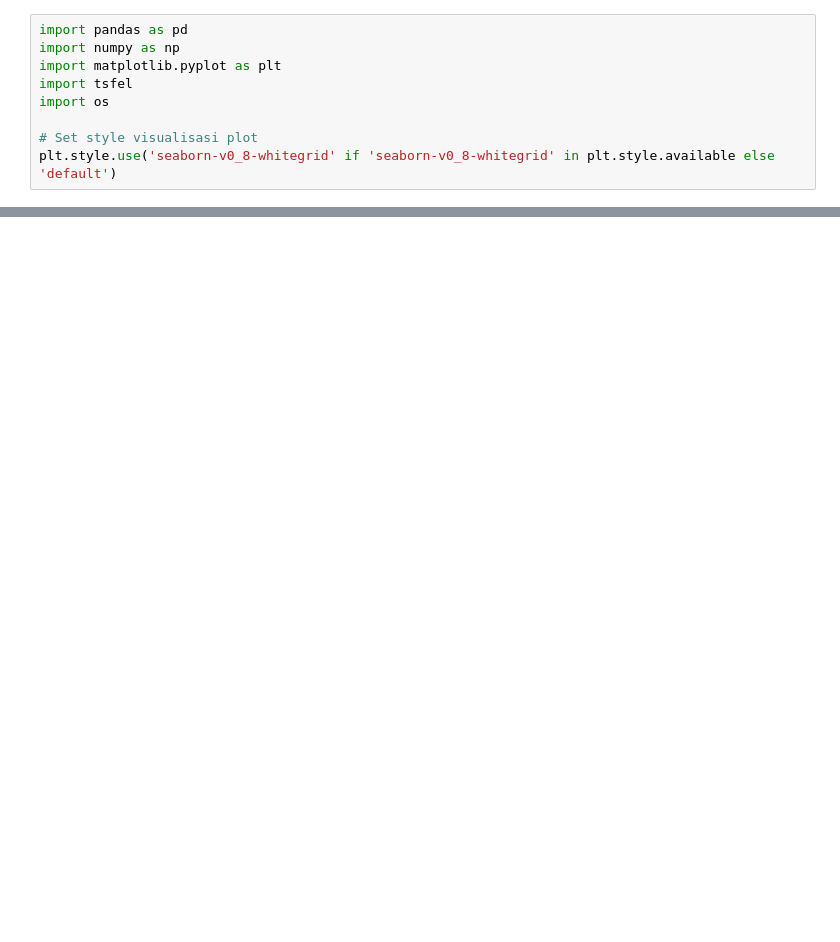
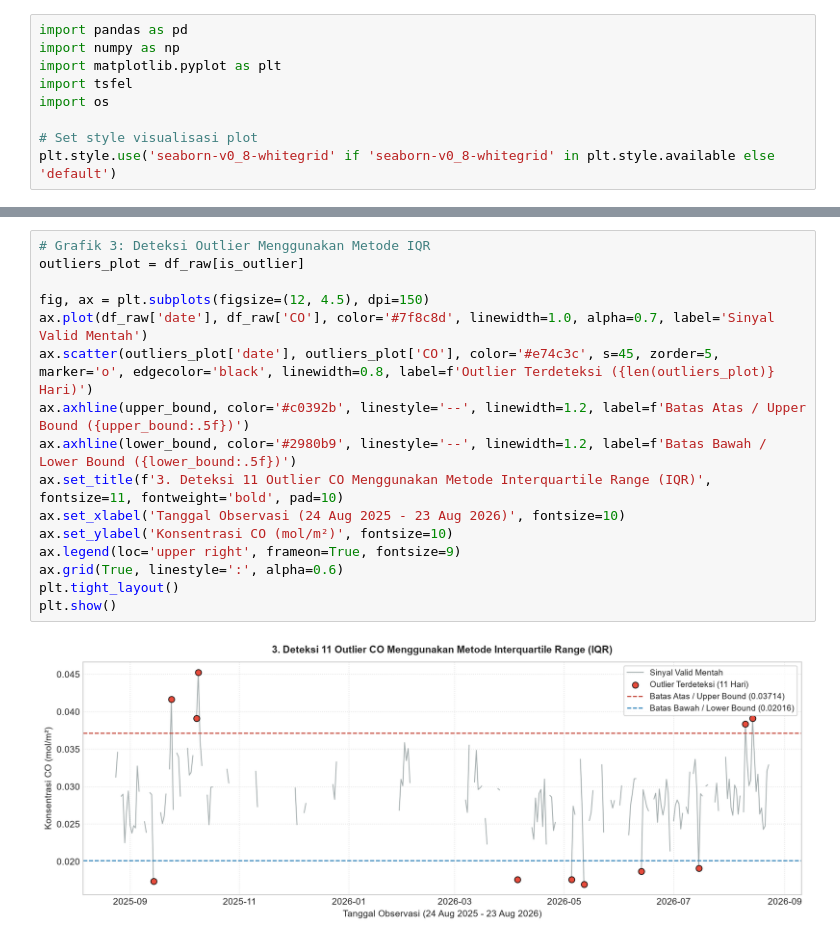
Before and after one commit to muhammadainulfuady/PSD, a Jupyter notebook: _sources/main/code-dataPreparation.ipynb, the cells around one changed output, grey strips where cells are left out. Cells and saved outputs as stored; diff of their text form; blank space fills up the shorter version.

```diff
--- a/_sources/main/code-dataPreparation.ipynb
+++ b/_sources/main/code-dataPreparation.ipynb
@@ -114,0 +126,18 @@ tabel_fitur
+# %%
+# Grafik 3: Deteksi Outlier Menggunakan Metode IQR
+outliers_plot = df_raw[is_outlier]
+
+fig, ax = plt.subplots(figsize=(12, 4.5), dpi=150)
+ax.plot(df_raw['date'], df_raw['CO'], color='#7f8c8d', linewidth=1.0, alpha=0.7, label='Sinyal Valid Mentah')
+ax.scatter(outliers_plot['date'], outliers_plot['CO'], color='#e74c3c', s=45, zorder=5, marker='o', edgecolor='black', linewidth=0.8, label=f'Outlier Terdeteksi ({len(outliers_plot)} Hari)')
+ax.axhline(upper_bound, color='#c0392b', linestyle='--', linewidth=1.2, label=f'Batas Atas / Upper Bound ({upper_bound:.5f})')
+ax.axhline(lower_bound, color='#2980b9', linestyle='--', linewidth=1.2, label=f'Batas Bawah / Lower Bound ({lower_bound:.5f})')
+ax.set_title(f'3. Deteksi 11 Outlier CO Menggunakan Metode Interquartile Range (IQR)', fontsize=11, fontweight='bold', pad=10)
+ax.set_xlabel('Tanggal Observasi (24 Aug 2025 - 23 Aug 2026)', fontsize=10)
+ax.set_ylabel('Konsentrasi CO (mol/m²)', fontsize=10)
+ax.legend(loc='upper right', frameon=True, fontsize=9)
+ax.grid(True, linestyle=':', alpha=0.6)
+plt.tight_layout()
+plt.show()
+# %% [output]
+[figure, added]
```
Also changed, not shown: parts of 16 cells of this notebook, 31 other files.
